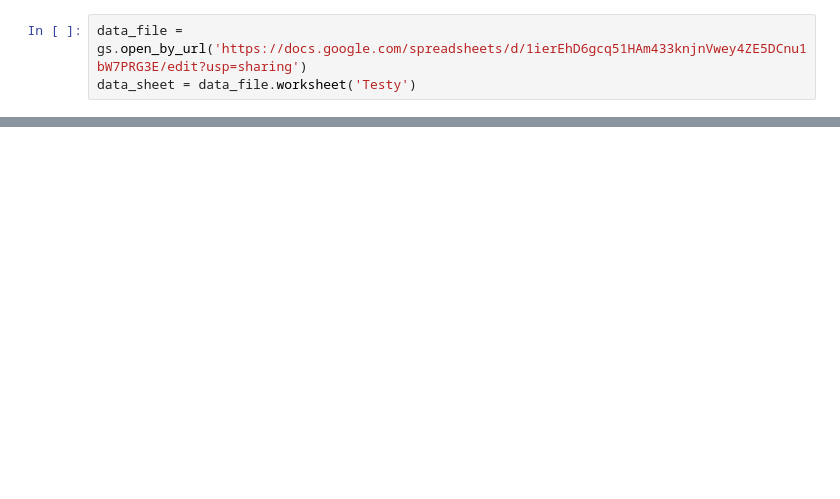
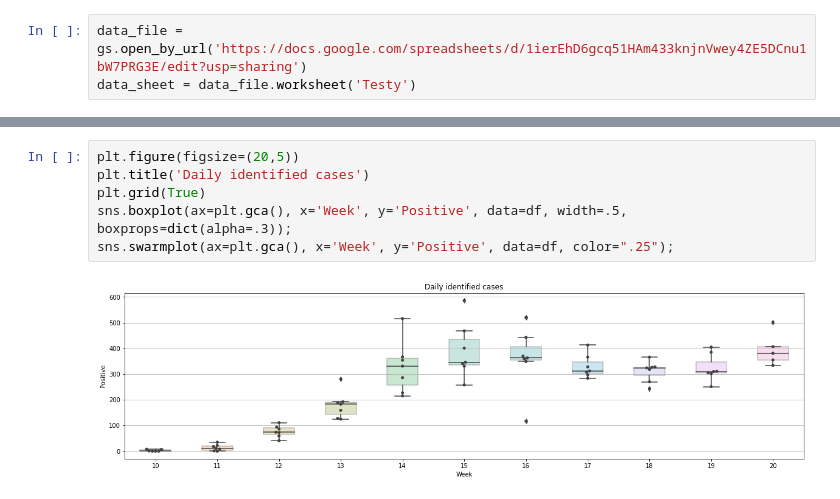
Before and after one commit to malleor/cov-pl-analysis, a Jupyter notebook: spikes/prototype.ipynb, the cells around one changed output, grey strips where cells are left out. Drawn from its saved outputs; the diff is of its cells as text; blank space fills up the shorter version.

```diff
--- a/spikes/prototype.ipynb
+++ b/spikes/prototype.ipynb
@@ -31,0 +52,8 @@ df.plot(figsize=(20,5), title='Daily CoV-2 test results in Poland');
+# %%
+plt.figure(figsize=(20,5))
+plt.title('Daily identified cases')
+plt.grid(True)
+sns.boxplot(ax=plt.gca(), x='Week', y='Positive', data=df, width=.5, boxprops=dict(alpha=.3));
+sns.swarmplot(ax=plt.gca(), x='Week', y='Positive', data=df, color=".25");
+# %% [output]
+[figure, added]
```
Also changed, not shown: parts of 13 cells of this notebook.
